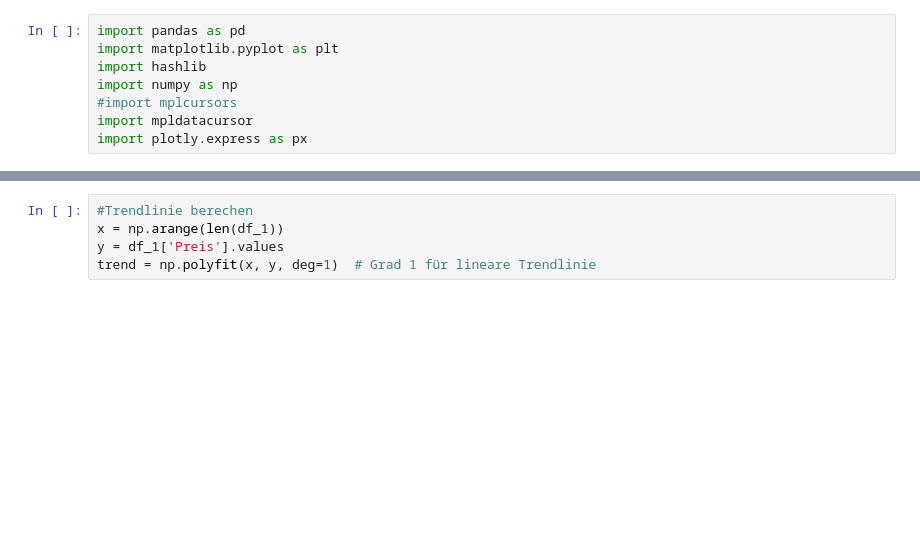
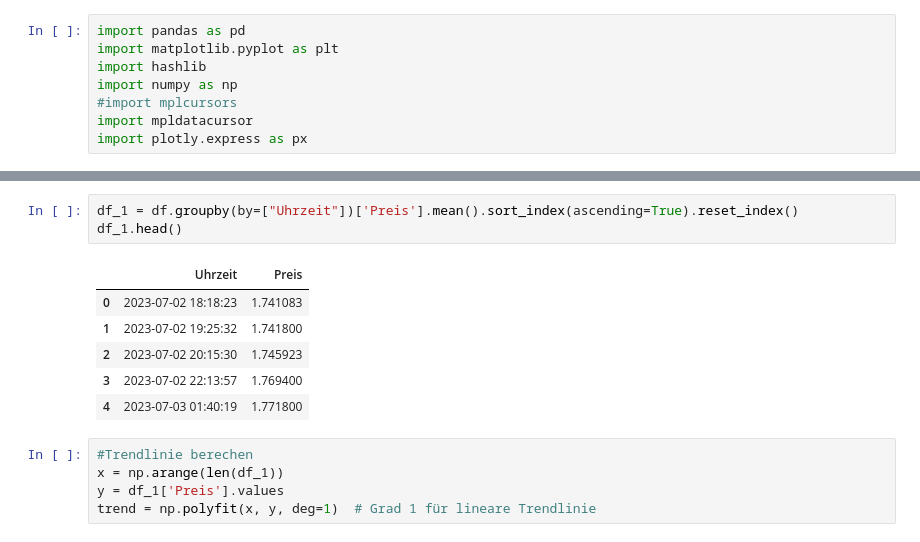
Before and after one commit to Sebbo28/SpritpreisFinder, a Jupyter notebook: analytics/first_check.ipynb, the cells around one changed output, grey strips where cells are left out. Saved outputs shown, nothing was run; the diff lists cells and outputs as text; blank space fills up the shorter version.

```diff
--- a/analytics/first_check.ipynb
+++ b/analytics/first_check.ipynb
@@ -19,3 +19,13 @@ df_1
+# %%
+df_1 = df.groupby(by=["Uhrzeit"])['Preis'].mean().sort_index(ascending=True).reset_index()
+df_1.head()
+# %% [output]
+|  | Uhrzeit | Preis |
+| 0 | 2023-07-02 18:18:23 | 1.741083 |
+| 1 | 2023-07-02 19:25:32 | 1.741800 |
+| 2 | 2023-07-02 20:15:30 | 1.745923 |
+| 3 | 2023-07-02 22:13:57 | 1.769400 |
+| 4 | 2023-07-03 01:40:19 | 1.771800 |
 # %%
 #Trendlinie berechen
 x = np.arange(len(df_1))
```
Also changed, not shown: parts of 6 cells of this notebook.
